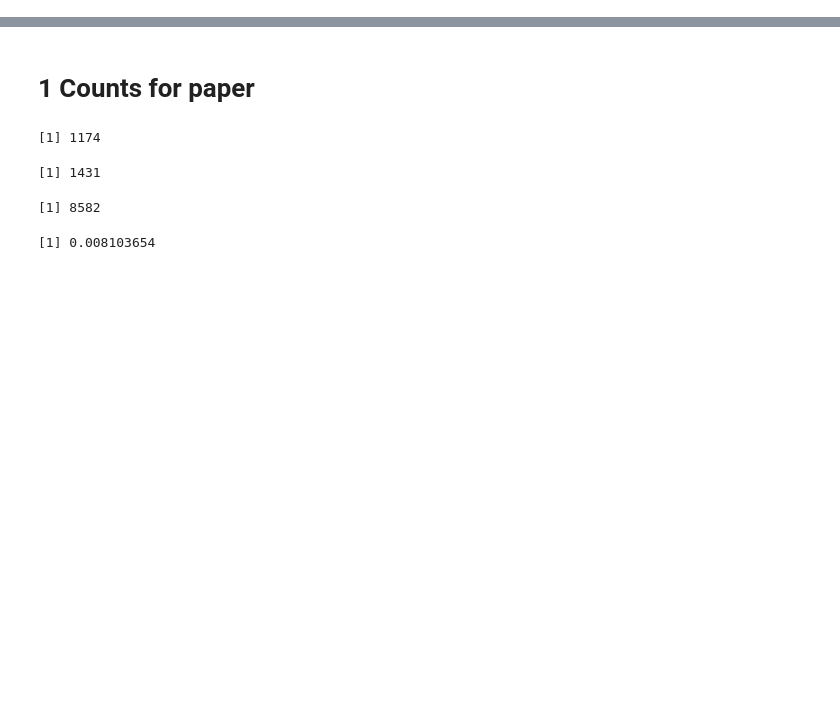
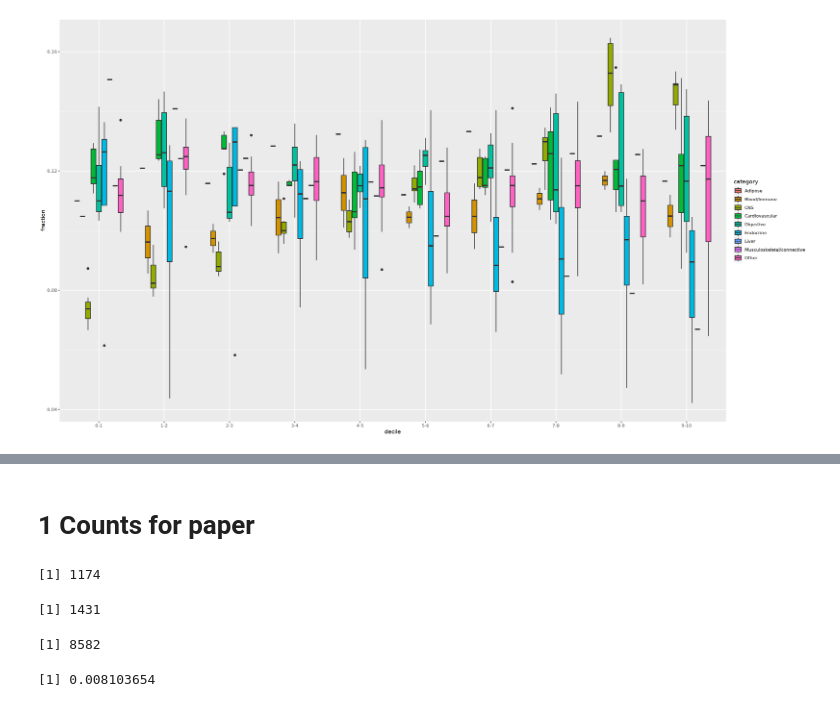
Before and after one commit to frhl/wes_ko_ukbb, a Jupyter notebook: notebooks/220825_transfer_figure2_plots.ipynb, the cells around one changed output, grey strips where cells are left out. Cells and saved outputs as stored; diff of their text form; code cells hidden in the pictures; blank space fills up the shorter version.

```diff
--- a/notebooks/220825_transfer_figure2_plots.ipynb
+++ b/notebooks/220825_transfer_figure2_plots.ipynb
@@ -34,0 +273,34 @@ fancy_scientific <- function(l) {
+# %%
+# get other geneset
+geneset <- fread("/well/lindgren/flassen/ressources/genesets/genesets/data/gtex/GTEx.tstat.tsv")
+geneset <- data.table(g=geneset$ENSGID, apply(geneset[,-1], 2, function(x) x > quantile(x, 0.90)))
+sub_genesets <- colnames(geneset)[-1]
+geneset <- merge(d, geneset, by="g")
+# %%
+gtex_cat <- fread("/well/lindgren/flassen/ressources/genesets/genesets/data/gtex/GTEX.tstat.categories.genoppi.csv")
+gtex_cat_mapping <- gtex_cat$Tissue.category.for.display
+names(gtex_cat_mapping) <- gtex_cat$Tissue.genoppi
+# %%
+gtex <- rbindlist(lapply(sub_genesets, function(x){
+    dt <- data.table(set=x, table(geneset[[x]], geneset$CHOEUF) )
+    colnames(dt) <- c("set", "specific", "decile", "N")
+    dt_true <- dt[dt$specific == TRUE, ]
+    dt_true$specific <- NULL
+    colnames(dt_true)[3] <- "N_specific"
+    dt_false <- dt[dt$specific == FALSE, ]
+    dt_false$specific <- NULL
+    colnames(dt_false)[3] <- "N_not_specific"
+    dt <- merge(dt_true, dt_false)
+    dt$N_total <- dt$N_specific + dt$N_not_specific
+    dt$fraction <- dt$N_specific / dt$N_total
+    return(dt)
+}))
+# %%
+options(repr.plot.width=22, repr.plot.height=12)
+gtex$category <- gtex_cat_mapping[gtex$set]
+gtex <- gtex[!is.na(gtex$category),]
+ggplot(gtex, aes(x=decile, y=fraction, fill=category)) +
+    geom_boxplot()
+ #   geom_bar(stat='identity', position='dodge')
+# %% [output]
+[figure, added]
```
Also changed, not shown: parts of 34 cells of this notebook, 12 other files.
